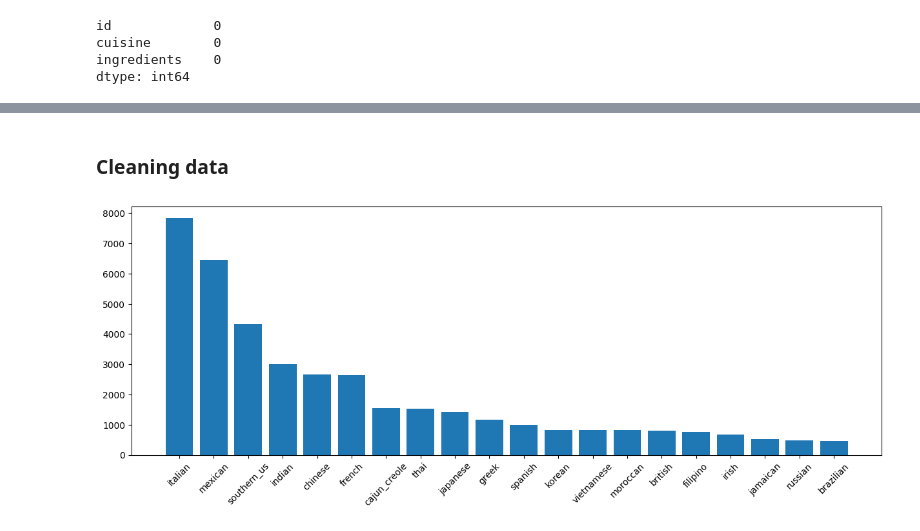
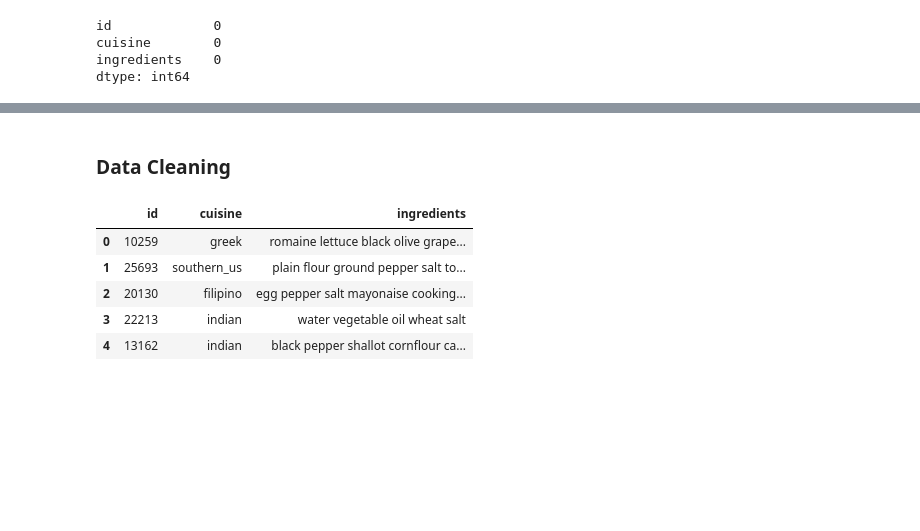
Before and after one commit to Saregom/ProjectDataScience, a Jupyter notebook: src/project_notebook.ipynb, the cells around one changed output, grey strips where cells are left out. Cells and saved outputs as stored; diff of their text form; code cells hidden in the pictures; blank space fills up the shorter version.

Commit message:
Cleaning data

```diff
--- a/src/project_notebook.ipynb
+++ b/src/project_notebook.ipynb
@@ -54,2 +75,2 @@ dtype: int64
 # %% [markdown]
-### Cleaning data
+### Data Cleaning
@@ -87,10 +76,0 @@ train_df['ingredients'] = train_df['ingredients'].apply(cleaning)
-# %%
-fig = plt.figure(figsize=(15, 5))
-
-cousine_categories = train_df['cuisine'].value_counts()
-
-plt.bar(cousine_categories.index, cousine_categories.values)
-plt.xticks(rotation=45)
-plt.show()
-# %% [output]
-[figure, removed]
@@ -96,0 +82,47 @@ plt.show()
+# %%
+from nltk.stem import WordNetLemmatizer
+
+def cleaning(list: List) -> str:
+    for i in range(len(list)):
+        list[i] = list[i].lower()
+
+        if list[i] != '7 up': list[i] = re.sub(r'\d+', '', list[i]) # Removing numbers
+        list[i] = re.sub(r'\s*\(.*oz\.\)\s*', '', list[i])
+        list[i] = re.sub(r'-', ' ', list[i])
+        list[i] = re.sub(r"[^\w\s]", '', list[i]) # Removing no words (special characters)
+
+        list[i] = re.sub((r'\b(oz|ounc|ounce|pound|lb|inch|inches|kg|to)\b\s'), '', list[i]) # Removing measurement units
+
+        for word in list[i].split():
+            if len(word) <= 2 and list[i] != '7 up': # Removing words with len <= 2, except for '7 up'
+                list[i] = re.sub(fr"\b{word}\b", '', list[i])
+
+            unicoded_word = unidecode.unidecode(word) # Removing accents
+            if unicoded_word != word:
+                list[i] = list[i].replace(word, unicoded_word)
+
+            lemmatized_word = WordNetLemmatizer().lemmatize(word) #Lemmatize words
+            if lemmatized_word != word:
+                list[i] = list[i].replace(word, lemmatized_word)
+
+
+        list[i] = re.sub(r"\s\s+", ' ', list[i]) # Removing double or more blank spaces or more
+        list[i] = list[i].strip() # Removing blank spaces at start or end
+
+    return ' '.join(list)
+
+# df = train_df.copy()
+# df2 = df.explode('ingredients')
+
+train_df['ingredients'] = train_df['ingredients'].apply(cleaning)
+
+# df2['ingredients'].drop_duplicates().to_csv('all_ingr_rem3.csv')
+# %%
+train_df.head()
+# %% [output]
+|  | id | cuisine | ingredients |
+| 0 | 10259 | greek | romaine lettuce black olive grape... |
+| 1 | 25693 | southern_us | plain flour ground pepper salt to... |
+| 2 | 20130 | filipino | egg pepper salt mayonaise cooking... |
+| 3 | 22213 | indian | water vegetable oil wheat salt |
+| 4 | 13162 | indian | black pepper shallot cornflour ca... |
```
Also changed, not shown: parts of 11 cells of this notebook.
